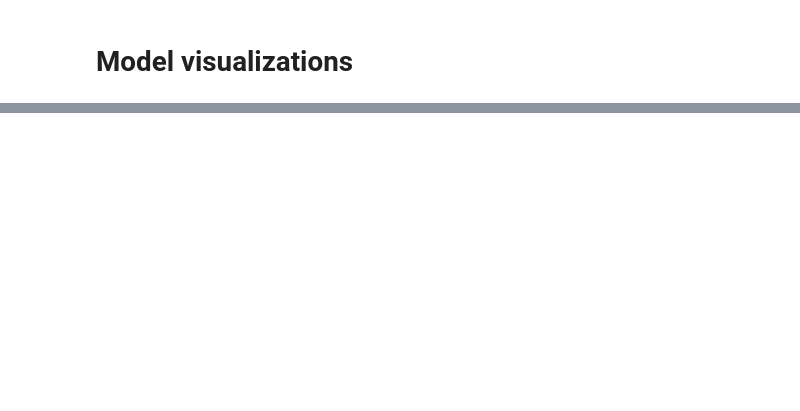
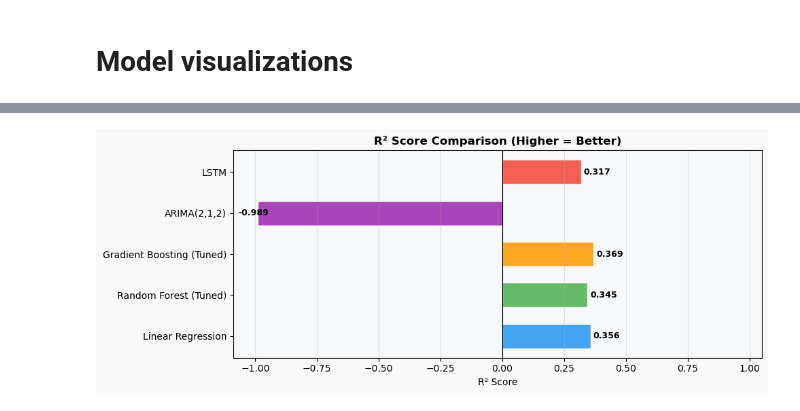
Before and after one commit to Suubi08/Year-2-Semester-2-ML-Project, a Jupyter notebook: my_ML_project.ipynb, the cells around one changed output, grey strips where cells are left out. Saved outputs shown, nothing was run; the diff lists cells and outputs as text; code cells hidden in the pictures; blank space fills up the shorter version.

```diff
--- a/my_ML_project.ipynb
+++ b/my_ML_project.ipynb
@@ -186,13 +632,14 @@ Improvement in R2: -0.01
 # %%
-# Getting the importance from the Random Forest Model
-importances = rf_model.feature_importances_
-feature_names = X.columns
-feature_importance_df = pd.DataFrame({'Feature': feature_names, 'Importance': importances})
-feature_importance_df = feature_importance_df.sort_values(by='Importance', ascending=True)
 
-#Plotting
-plt.figure(figsize=(10, 6))
-plt.barh(feature_importance_df['Feature'], feature_importance_df['Importance'], color='skyblue')
-plt.title('Feature Importance: What drives PM2.5 in Kampala?')
-plt.xlabel('Importance Score')
-plt.show()
+fig = plt.figure(figsize=(20, 26))
+fig.patch.set_facecolor('#FAFAFA')
+gs_main = gridspec.GridSpec(4, 2, figure=fig, hspace=0.45, wspace=0.3)
+
+COLORS = {
+    'Linear Regression':         '#2196F3',
+    'Random Forest (Tuned)':     '#4CAF50',
+    'Gradient Boosting (Tuned)': '#FF9800',
+    'ARIMA(2,1,2)':              '#9C27B0',
+    'LSTM':                      '#F44336',
+    'actual':                    '#333333'
+}
@@ -257,0 +710,23 @@ __Conclusion:__ The model is highly reliable for general air quality forecasting
+# %%
+plt.figure(figsize=(10, 4), facecolor='#FAFAFA')
+ax = plt.gca()
+
+colors_r2 = [COLORS.get(m, '#999') for m in results_df.index]
+bars_r2 = ax.barh(results_df.index, results_df['R2'],
+                   color=colors_r2, alpha=0.85, edgecolor='white', height=0.6)
+
+ax.axvline(0, color='black', linewidth=0.8)
+ax.set_xlim(min(results_df['R2'].min() - 0.1, -0.1), 1.05)
+ax.set_title('R² Score Comparison (Higher = Better)', fontsize=12, fontweight='bold')
+ax.set_xlabel('R² Score', fontsize=10)
+ax.grid(True, alpha=0.3, axis='x')
+ax.set_facecolor('#F8F9FA')
+
+for bar, val in zip(bars_r2, results_df['R2']):
+    ax.text(max(val + 0.01, 0.02) if val >= 0 else val - 0.08, bar.get_y() + bar.get_height()/2,
+             f'{val:.3f}', va='center', fontsize=9, fontweight='bold')
+
+plt.tight_layout()
+plt.show()
+# %% [output]
+[figure, added]
```
Also changed, not shown: parts of 41 cells of this notebook, 4 other files.
